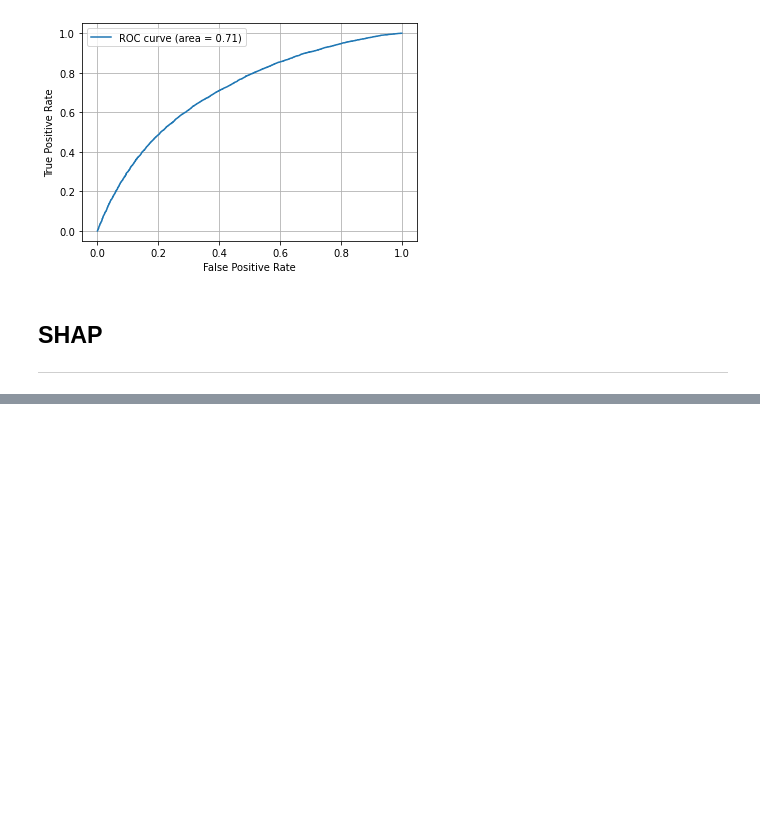
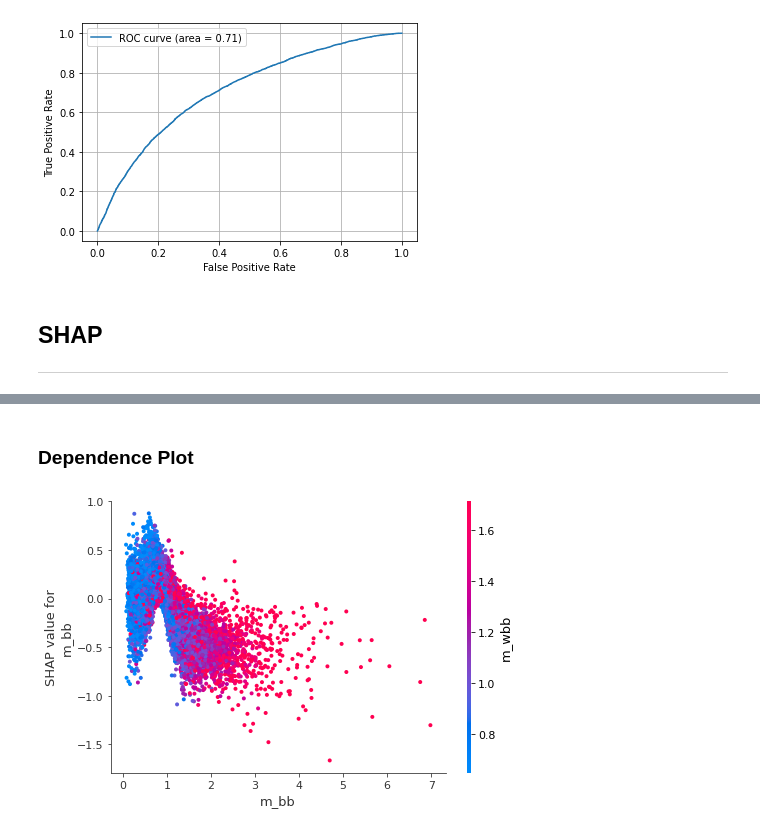
Before and after one commit to rpezoa/hep_shap, a Jupyter notebook: notebooks/shap_dnn_plots.ipynb, the cells around one changed output, grey strips where cells are left out. Saved outputs shown, nothing was run; the diff lists cells and outputs as text; code cells hidden in the pictures; blank space fills up the shorter version.

```diff
--- a/notebooks/shap_dnn_plots.ipynb
+++ b/notebooks/shap_dnn_plots.ipynb
@@ -199,0 +305,6 @@ shap.summary_plot(shap_values, X_test, plot_type="bar")
+# %% [markdown]
+### Dependence Plot
+# %%
+shap.dependence_plot("m_bb", shap_values[0],  X_test)
+# %% [output]
+[figure, added]
```
Also changed, not shown: parts of 31 cells of this notebook.
